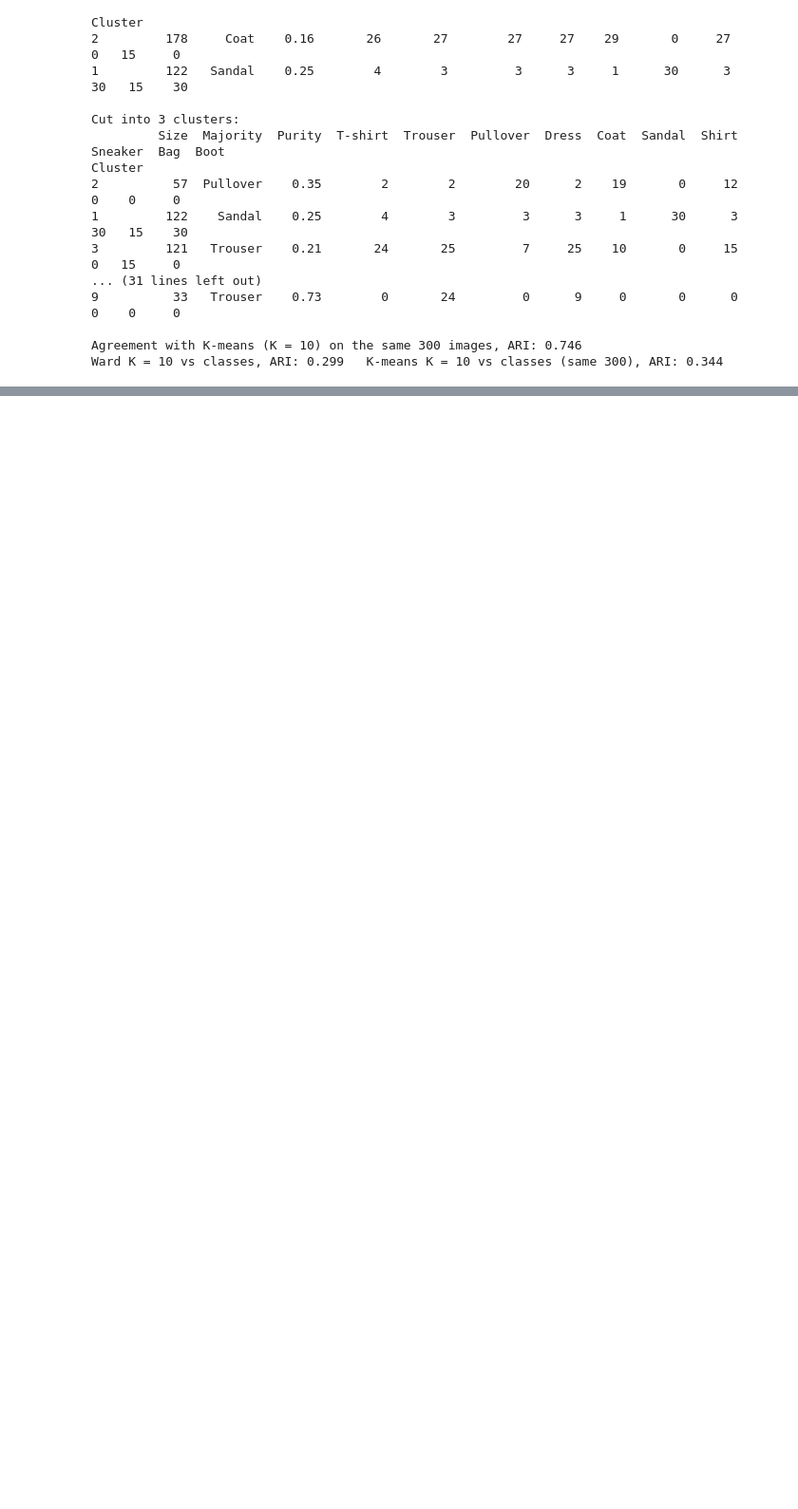
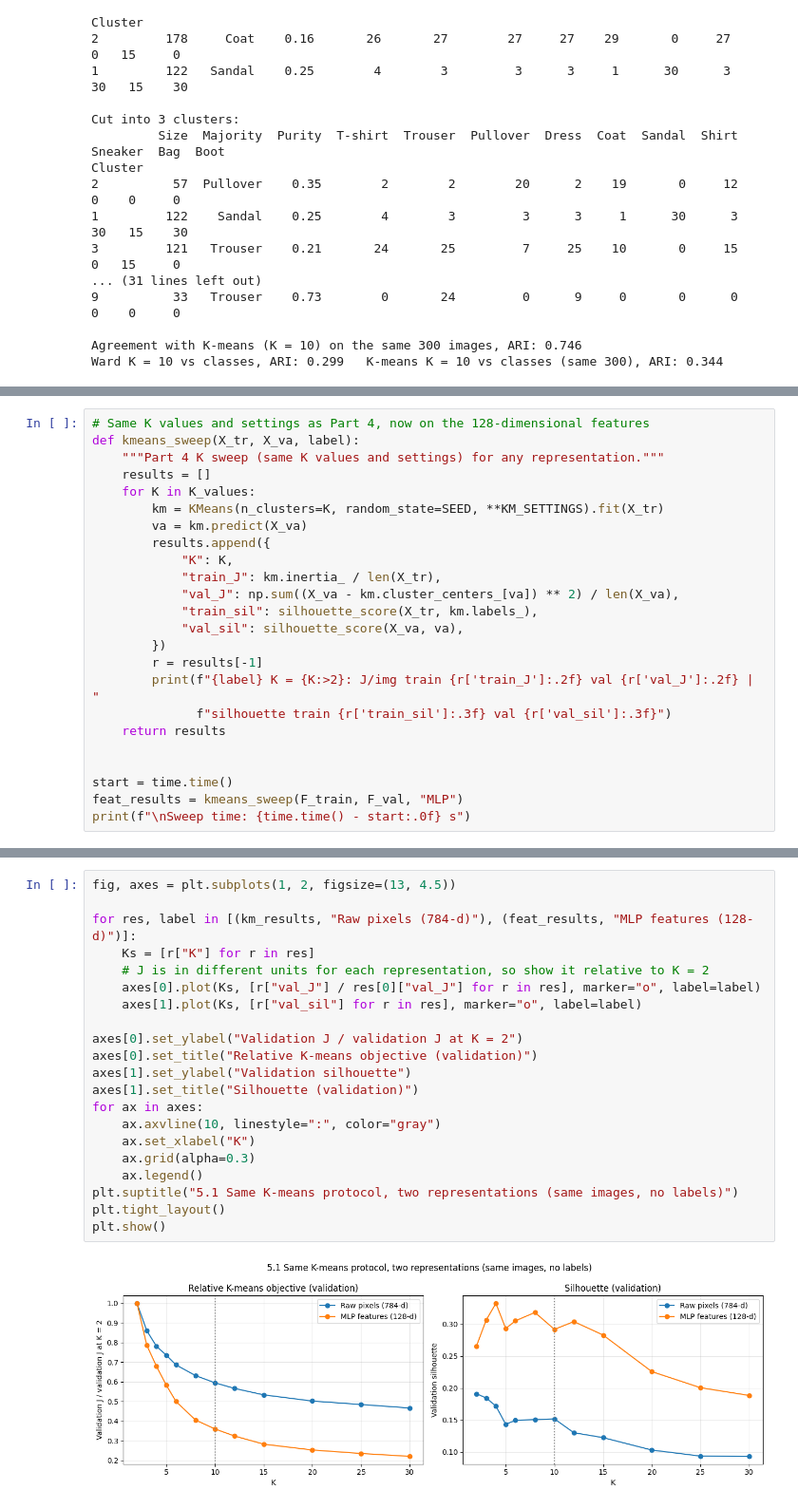
Before and after one commit to butthamza20/ECS708U-P-Fashion-MNIST-Coursework, a Jupyter notebook: ECS708U_P_Fashion_MNIST_Coursework.ipynb, the cells around one changed output, grey strips where cells are left out. Shown at 95% size. Drawn from its saved outputs; the diff is of its cells as text; blank space fills up the shorter version.

```diff
--- a/ECS708U_P_Fashion_MNIST_Coursework.ipynb
+++ b/ECS708U_P_Fashion_MNIST_Coursework.ipynb
@@ -2080,0 +2683,24 @@ Ward K = 10 vs classes, ARI: 0.299   K-means K = 10 vs classes (same 300), ARI:
+# %%
+# Same K values and settings as Part 4, now on the 128-dimensional features
+def kmeans_sweep(X_tr, X_va, label):
+    """Part 4 K sweep (same K values and settings) for any representation."""
+    results = []
+    for K in K_values:
+        km = KMeans(n_clusters=K, random_state=SEED, **KM_SETTINGS).fit(X_tr)
+        va = km.predict(X_va)
+        results.append({
+            "K": K,
+            "train_J": km.inertia_ / len(X_tr),
+            "val_J": np.sum((X_va - km.cluster_centers_[va]) ** 2) / len(X_va),
+            "train_sil": silhouette_score(X_tr, km.labels_),
+            "val_sil": silhouette_score(X_va, va),
+        })
+        r = results[-1]
+        print(f"{label} K = {K:>2}: J/img train {r['train_J']:.2f} val {r['val_J']:.2f} | "
+              f"silhouette train {r['train_sil']:.3f} val {r['val_sil']:.3f}")
+    return results
+
+
+start = time.time()
+feat_results = kmeans_sweep(F_train, F_val, "MLP")
+print(f"\nSweep time: {time.time() - start:.0f} s")
@@ -2080,0 +2722,23 @@ Ward K = 10 vs classes, ARI: 0.299   K-means K = 10 vs classes (same 300), ARI:
+# %%
+fig, axes = plt.subplots(1, 2, figsize=(13, 4.5))
+
+for res, label in [(km_results, "Raw pixels (784-d)"), (feat_results, "MLP features (128-d)")]:
+    Ks = [r["K"] for r in res]
+    # J is in different units for each representation, so show it relative to K = 2
+    axes[0].plot(Ks, [r["val_J"] / res[0]["val_J"] for r in res], marker="o", label=label)
+    axes[1].plot(Ks, [r["val_sil"] for r in res], marker="o", label=label)
+
+axes[0].set_ylabel("Validation J / validation J at K = 2")
+axes[0].set_title("Relative K-means objective (validation)")
+axes[1].set_ylabel("Validation silhouette")
+axes[1].set_title("Silhouette (validation)")
+for ax in axes:
+    ax.axvline(10, linestyle=":", color="gray")
+    ax.set_xlabel("K")
+    ax.grid(alpha=0.3)
+    ax.legend()
+plt.suptitle("5.1 Same K-means protocol, two representations (same images, no labels)")
+plt.tight_layout()
+plt.show()
+# %% [output]
+[figure, added]
```
Also changed, not shown: parts of 144 cells of this notebook.
